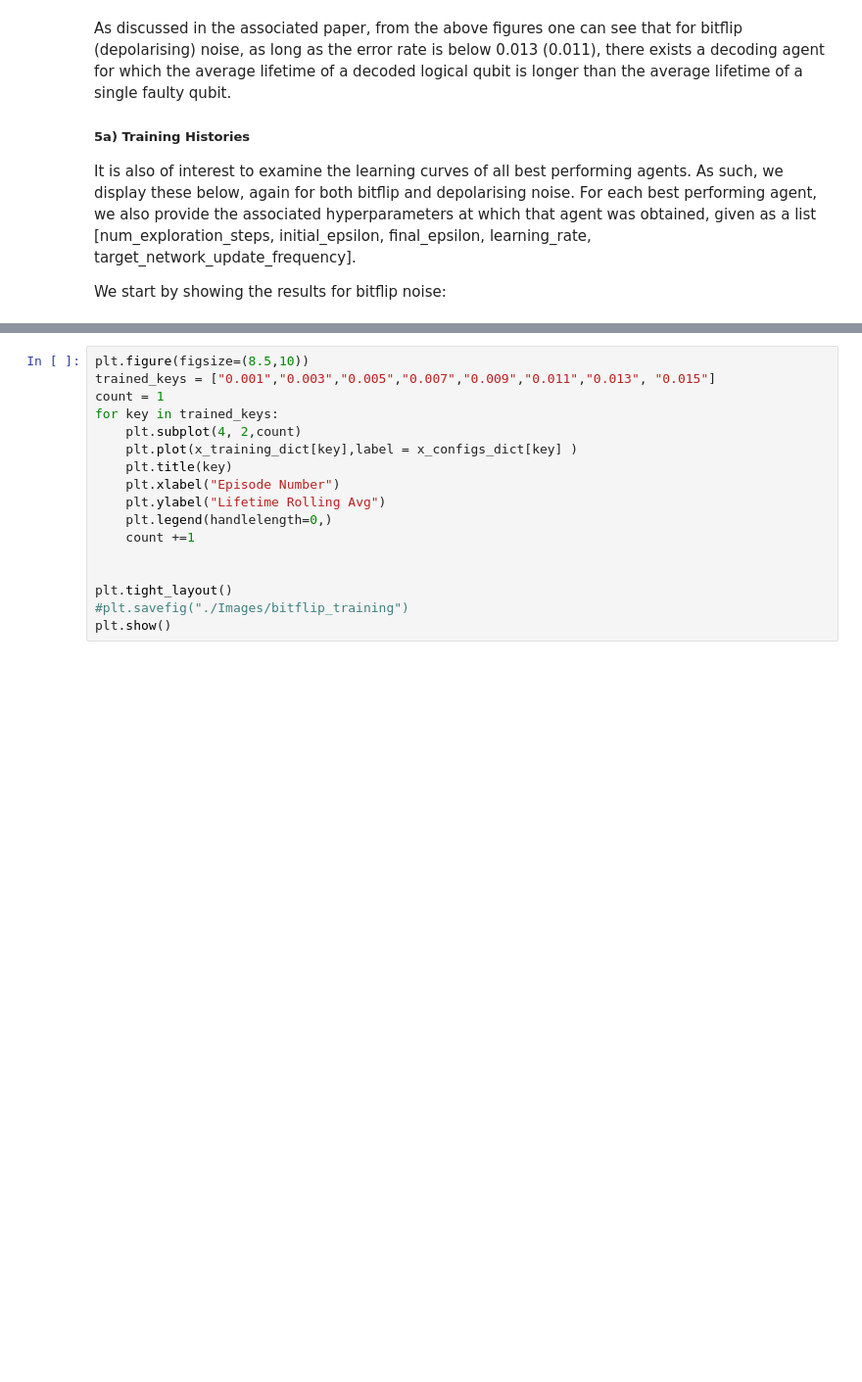
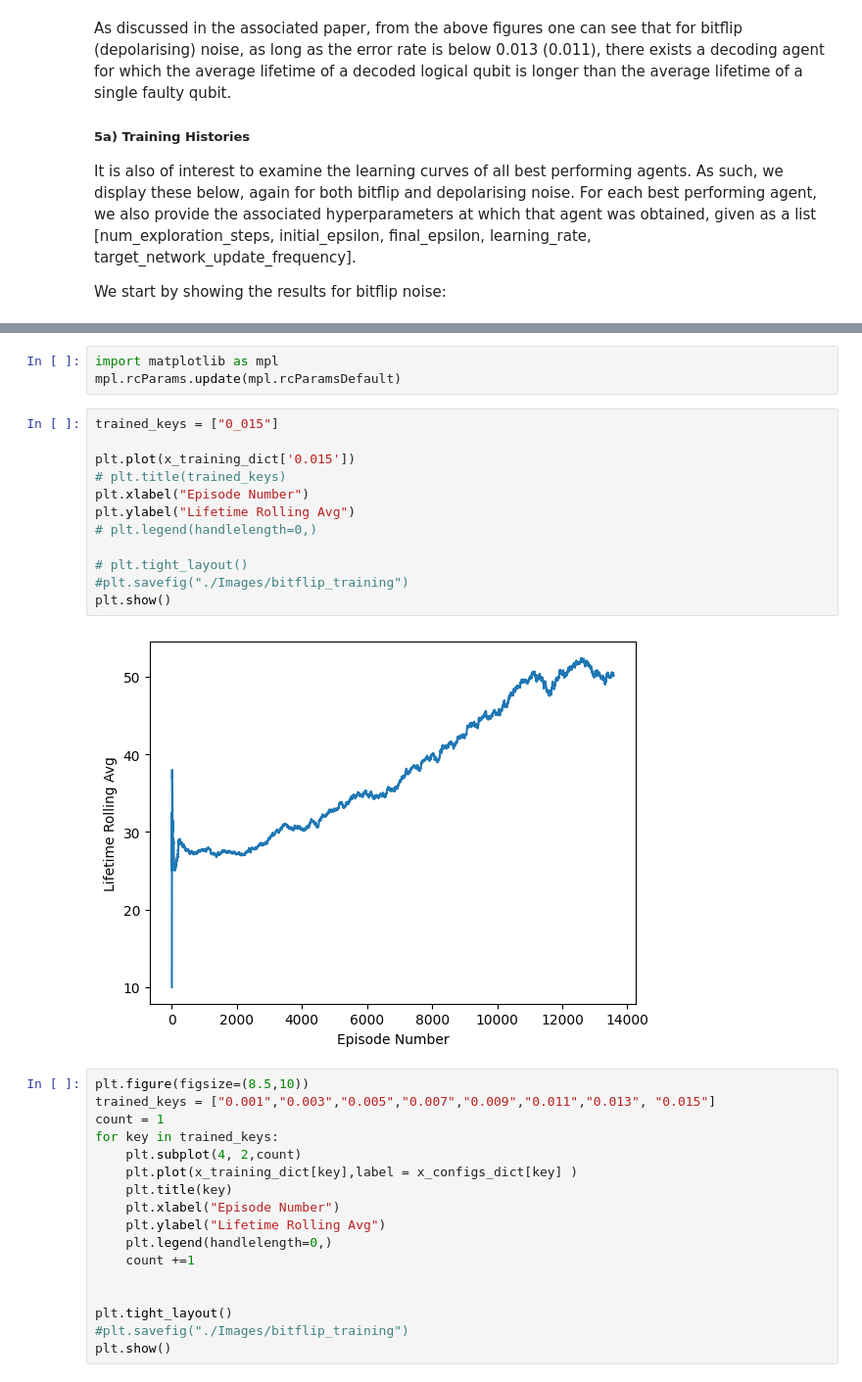
Before and after one commit to liangqiyao990210/DeepQ-Decoding, a Jupyter notebook: example_notebooks/5) Final Results and Training Histories.ipynb, the cells around one changed output, grey strips where cells are left out. Shown at 98% size. Saved outputs shown, nothing was run; the diff lists cells and outputs as text; blank space fills up the shorter version.

```diff
--- a/example_notebooks/5) Final Results and Training Histories.ipynb
+++ b/example_notebooks/5) Final Results and Training Histories.ipynb
@@ -319,3 +375,20 @@ We start by showing the results for bitflip noise:
+# %%
+import matplotlib as mpl
+mpl.rcParams.update(mpl.rcParamsDefault)
+# %%
+trained_keys = ["0_015"]
+
+plt.plot(x_training_dict['0.015'])
+# plt.title(trained_keys)
+plt.xlabel("Episode Number")
+plt.ylabel("Lifetime Rolling Avg")
+# plt.legend(handlelength=0,)
+
+# plt.tight_layout()
+#plt.savefig("./Images/bitflip_training")
+plt.show()
+# %% [output]
+[figure, added]
 # %%
 plt.figure(figsize=(8.5,10))
 trained_keys = ["0.001","0.003","0.005","0.007","0.009","0.011","0.013", "0.015"]
```
Also changed, not shown: parts of 4 cells of this notebook, 11 other files.
